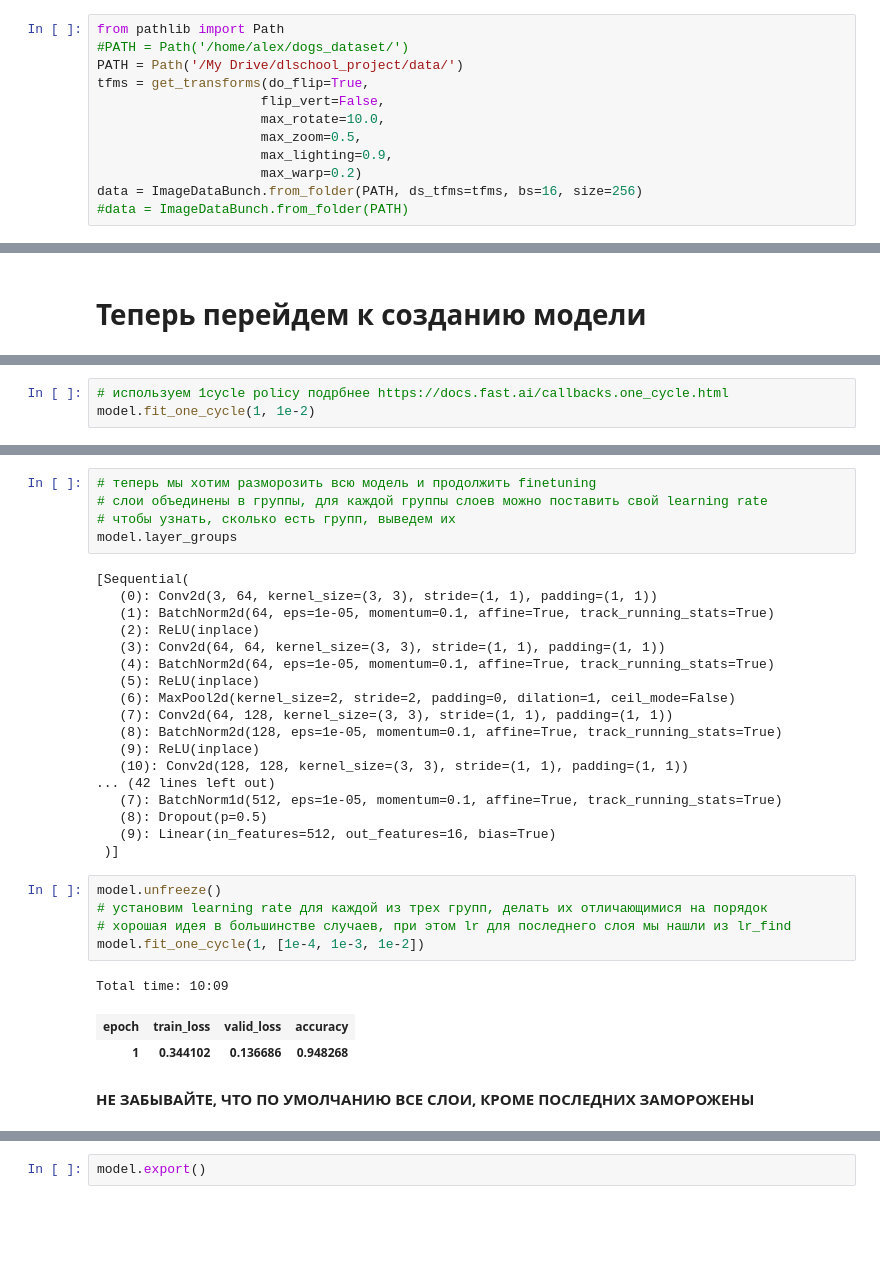
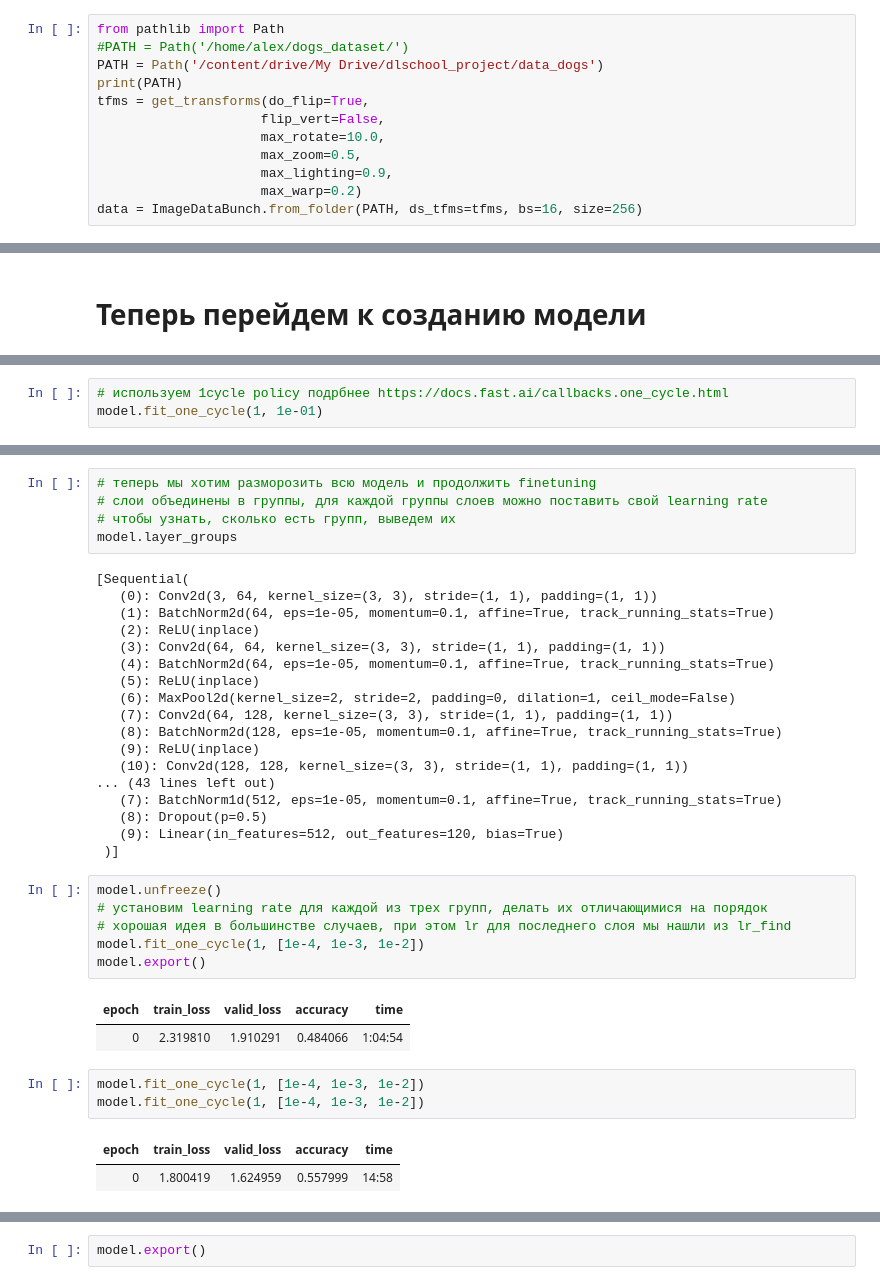
Before and after one commit to 154King154/bot_classify, a Jupyter notebook: dlschool_project/model/ModelResearch.ipynb, the cells around one changed output, grey strips where cells are left out. Saved outputs shown, nothing was run; the diff lists cells and outputs as text; blank space fills up the shorter version.

```diff
--- a/dlschool_project/model/ModelResearch.ipynb
+++ b/dlschool_project/model/ModelResearch.ipynb
@@ -55,7 +36,8 @@ Mounted at /content/drive/
 # %%
 from pathlib import Path
 #PATH = Path('/home/alex/dogs_dataset/')
-PATH = Path('/My Drive/dlschool_project/data/')
+PATH = Path('/content/drive/My Drive/dlschool_project/data_dogs')
+print(PATH)
 tfms = get_transforms(do_flip=True,
                      flip_vert=False,
                      max_rotate=10.0,
@@ -63,4 +45,3 @@ tfms = get_transforms(do_flip=True,
                      max_lighting=0.9,
                      max_warp=0.2)
 data = ImageDataBunch.from_folder(PATH, ds_tfms=tfms, bs=16, size=256)
-#data = ImageDataBunch.from_folder(PATH)
@@ -110,4 +76,4 @@ Min numerical gradient: 6.31E-03
 # %%
 # используем 1cycle policy подрбнее https://docs.fast.ai/callbacks.one_cycle.html
-model.fit_one_cycle(1, 1e-2)
+model.fit_one_cycle(1, 1e-01)
 # %% [output]
@@ -132,20 +97,24 @@ model.layer_groups
    (8): BatchNorm2d(128, eps=1e-05, momentum=0.1, affine=True, track_running_stats=True)
    (9): ReLU(inplace)
    (10): Conv2d(128, 128, kernel_size=(3, 3), stride=(1, 1), padding=(1, 1))
-... (42 lines left out)
+... (43 lines left out)
    (7): BatchNorm1d(512, eps=1e-05, momentum=0.1, affine=True, track_running_stats=True)
    (8): Dropout(p=0.5)
-   (9): Linear(in_features=512, out_features=16, bias=True)
+   (9): Linear(in_features=512, out_features=120, bias=True)
  )]
 # %%
 model.unfreeze()
 # установим learning rate для каждой из трех групп, делать их отличающимися на порядок
 # хорошая идея в большинстве случаев, при этом lr для последнего слоя мы нашли из lr_find
 model.fit_one_cycle(1, [1e-4, 1e-3, 1e-2])
+model.export()
 # %% [output]
-Total time: 10:09
-| epoch | train_loss | valid_loss | accuracy |
-| 1 | 0.344102 | 0.136686 | 0.948268 |
+| epoch | train_loss | valid_loss | accuracy | time |
+| 0 | 2.319810 | 1.910291 | 0.484066 | 1:04:54 |
-# %% [markdown]
-**НЕ ЗАБЫВАЙТЕ, ЧТО ПО УМОЛЧАНИЮ ВСЕ СЛОИ, КРОМЕ ПОСЛЕДНИХ ЗАМОРОЖЕНЫ**
+# %%
+model.fit_one_cycle(1, [1e-4, 1e-3, 1e-2])
+model.fit_one_cycle(1, [1e-4, 1e-3, 1e-2])
+# %% [output]
+| epoch | train_loss | valid_loss | accuracy | time |
+| 0 | 1.800419 | 1.624959 | 0.557999 | 14:58 |
 # %% [markdown]
```
Also changed, not shown: parts of 20 cells of this notebook.
